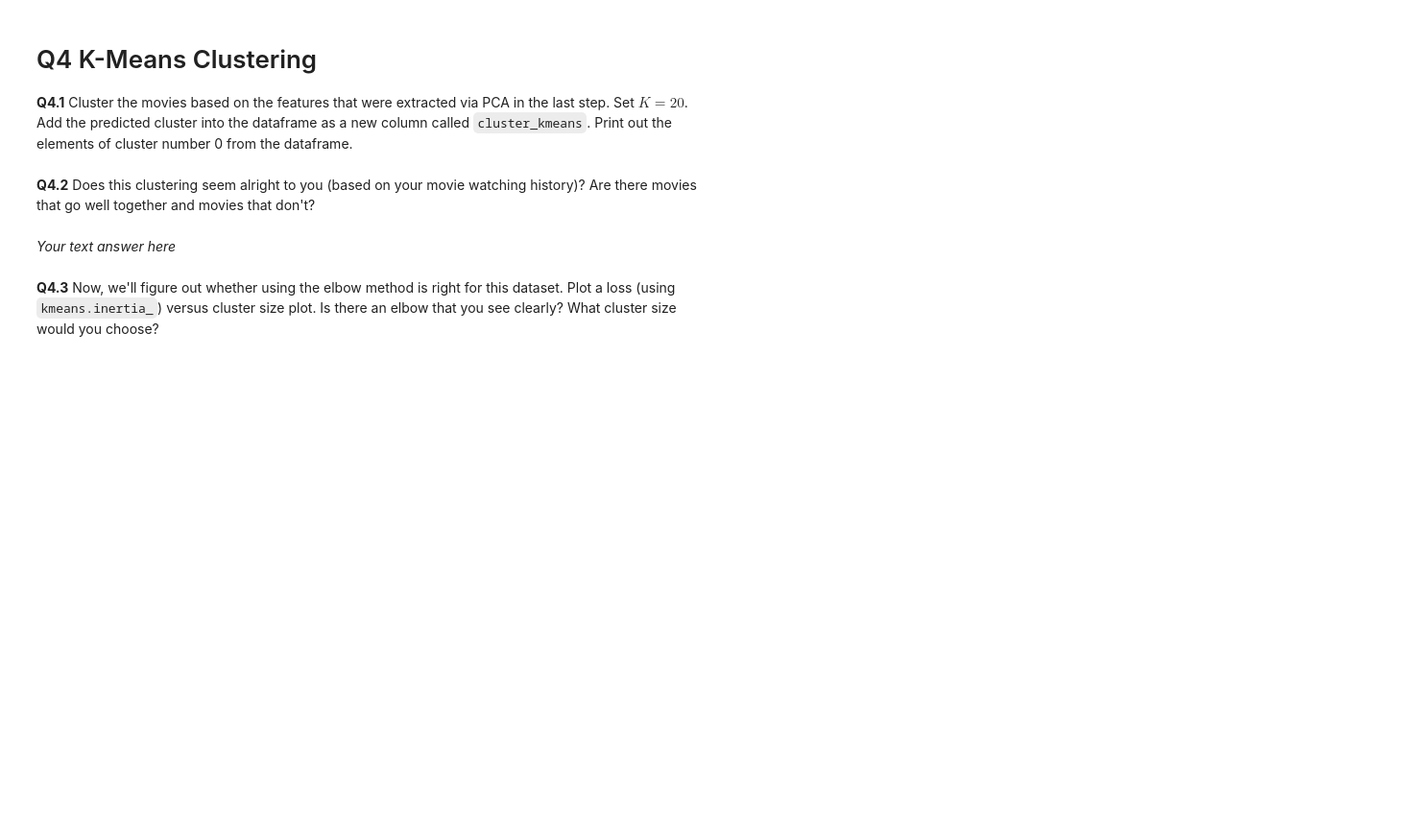
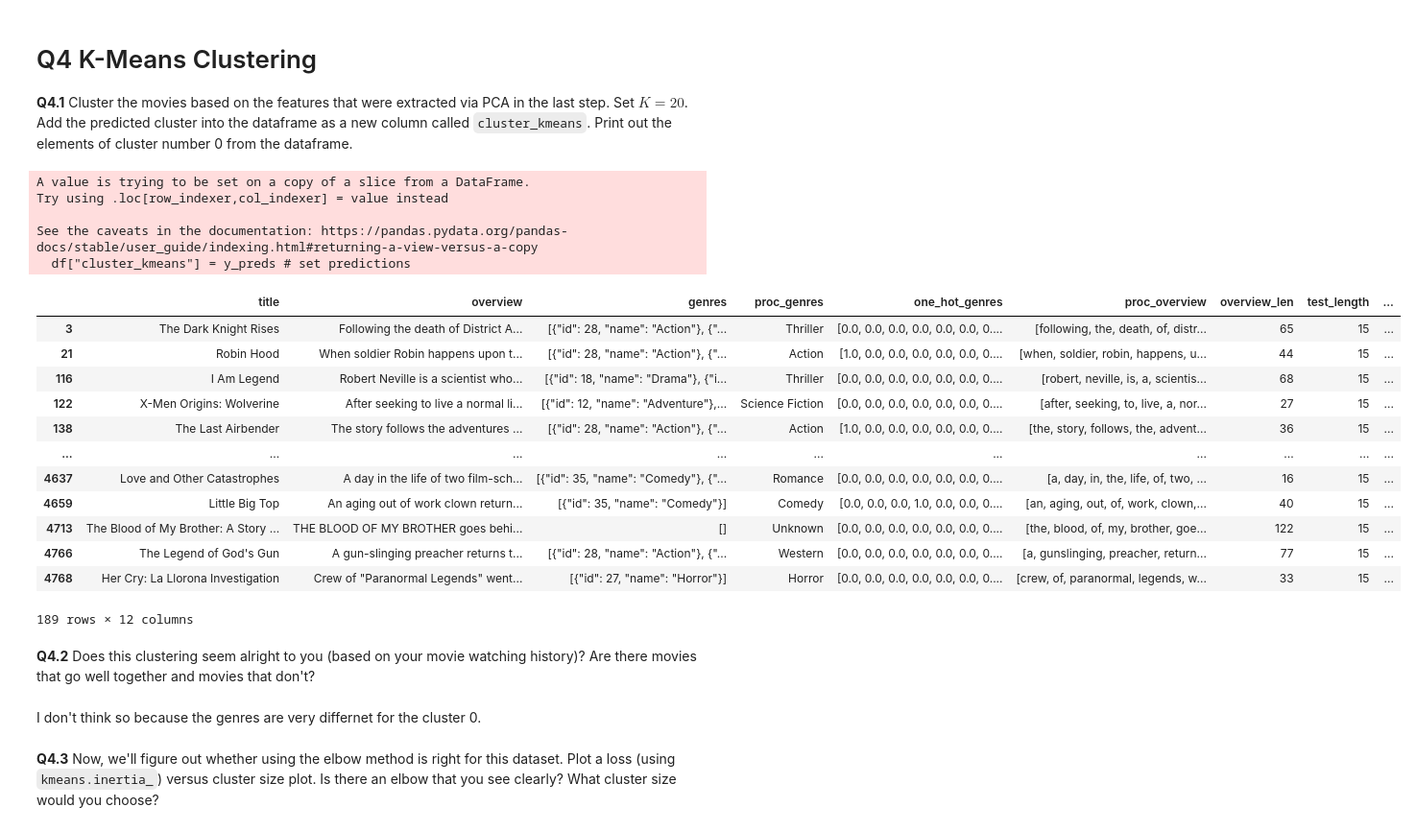
Before and after one commit to mrozalski/TMDL2024, a Jupyter notebook: week3/Assignment 3 - Empty.ipynb, the cells around one changed output. Shown at 96% size. Saved outputs shown, nothing was run; the diff lists cells and outputs as text; code cells hidden in the pictures; blank space fills up the shorter version.

```diff
--- a/week3/Assignment 3 - Empty.ipynb
+++ b/week3/Assignment 3 - Empty.ipynb
@@ -453,21 +453,41 @@ df["overview_pca"] = ...
 # %%
 # import KMeans class
 from sklearn.cluster import KMeans
 
 # Perform K-means clustering
-kmeans = ...
+kmeans = KMeans(n_clusters=20)
 # fit model
-...
+kmeans.fit(matrix_of_data)
 
-y_preds = # get predictions
-df["cluster_kmeans"] = ... # set predictions
+
+y_preds = kmeans.predict(matrix_of_data) # get predictions
+df["cluster_kmeans"] = y_preds # set predictions
 
 # print out elements of cluster 0
-...
+df[df["cluster_kmeans"]==0]
+# %% [output]
+A value is trying to be set on a copy of a slice from a DataFrame.
+Try using .loc[row_indexer,col_indexer] = value instead
+
+See the caveats in the documentation: https://pandas.pydata.org/pandas-docs/stable/user_guide/indexing.html#returning-a-view-versus-a-copy
+  df["cluster_kmeans"] = y_preds # set predictions
+|  | title | overview | genres | proc_genres | one_hot_genres | proc_overview | overview_len | test_length | ... |
+| 3 | The Dark Knight Rises | Following the death of District A... | [{"id": 28, "name": "Action"}, {"... | Thriller | [0.0, 0.0, 0.0, 0.0, 0.0, 0.0, 0.... | [following, the, death, of, distr... | 65 | 15 | ... |
+| 21 | Robin Hood | When soldier Robin happens upon t... | [{"id": 28, "name": "Action"}, {"... | Action | [1.0, 0.0, 0.0, 0.0, 0.0, 0.0, 0.... | [when, soldier, robin, happens, u... | 44 | 15 | ... |
+| 116 | I Am Legend | Robert Neville is a scientist who... | [{"id": 18, "name": "Drama"}, {"i... | Thriller | [0.0, 0.0, 0.0, 0.0, 0.0, 0.0, 0.... | [robert, neville, is, a, scientis... | 68 | 15 | ... |
+| 122 | X-Men Origins: Wolverine | After seeking to live a normal li... | [{"id": 12, "name": "Adventure"},... | Science Fiction | [0.0, 0.0, 0.0, 0.0, 0.0, 0.0, 0.... | [after, seeking, to, live, a, nor... | 27 | 15 | ... |
+| 138 | The Last Airbender | The story follows the adventures ... | [{"id": 28, "name": "Action"}, {"... | Action | [1.0, 0.0, 0.0, 0.0, 0.0, 0.0, 0.... | [the, story, follows, the, advent... | 36 | 15 | ... |
+| ... | ... | ... | ... | ... | ... | ... | ... | ... | ... |
+| 4637 | Love and Other Catastrophes | A day in the life of two film-sch... | [{"id": 35, "name": "Comedy"}, {"... | Romance | [0.0, 0.0, 0.0, 0.0, 0.0, 0.0, 0.... | [a, day, in, the, life, of, two, ... | 16 | 15 | ... |
+| 4659 | Little Big Top | An aging out of work clown return... | [{"id": 35, "name": "Comedy"}] | Comedy | [0.0, 0.0, 0.0, 1.0, 0.0, 0.0, 0.... | [an, aging, out, of, work, clown,... | 40 | 15 | ... |
+| 4713 | The Blood of My Brother: A Story ... | THE BLOOD OF MY BROTHER goes behi... | [] | Unknown | [0.0, 0.0, 0.0, 0.0, 0.0, 0.0, 0.... | [the, blood, of, my, brother, goe... | 122 | 15 | ... |
+| 4766 | The Legend of God's Gun | A gun-slinging preacher returns t... | [{"id": 28, "name": "Action"}, {"... | Western | [0.0, 0.0, 0.0, 0.0, 0.0, 0.0, 0.... | [a, gunslinging, preacher, return... | 77 | 15 | ... |
+| 4768 | Her Cry: La Llorona Investigation | Crew of "Paranormal Legends" went... | [{"id": 27, "name": "Horror"}] | Horror | [0.0, 0.0, 0.0, 0.0, 0.0, 0.0, 0.... | [crew, of, paranormal, legends, w... | 33 | 15 | ... |
+189 rows × 12 columns
 # %% [markdown]
 **Q4.2** Does this clustering seem alright to you (based on your movie watching history)? Are there movies that go well together and movies that don't?
 # %% [markdown]
-*Your text answer here*
+I don't think so because the genres are very differnet for the cluster 0.
 # %% [markdown]
 **Q4.3** Now, we'll figure out whether using the elbow method is right for this dataset. Plot a loss (using `kmeans.inertia_`) versus cluster size plot. Is there an elbow that you see clearly? What cluster size would you choose?
 # %% [markdown]
```
Also changed, not shown: parts of 7 cells of this notebook.
